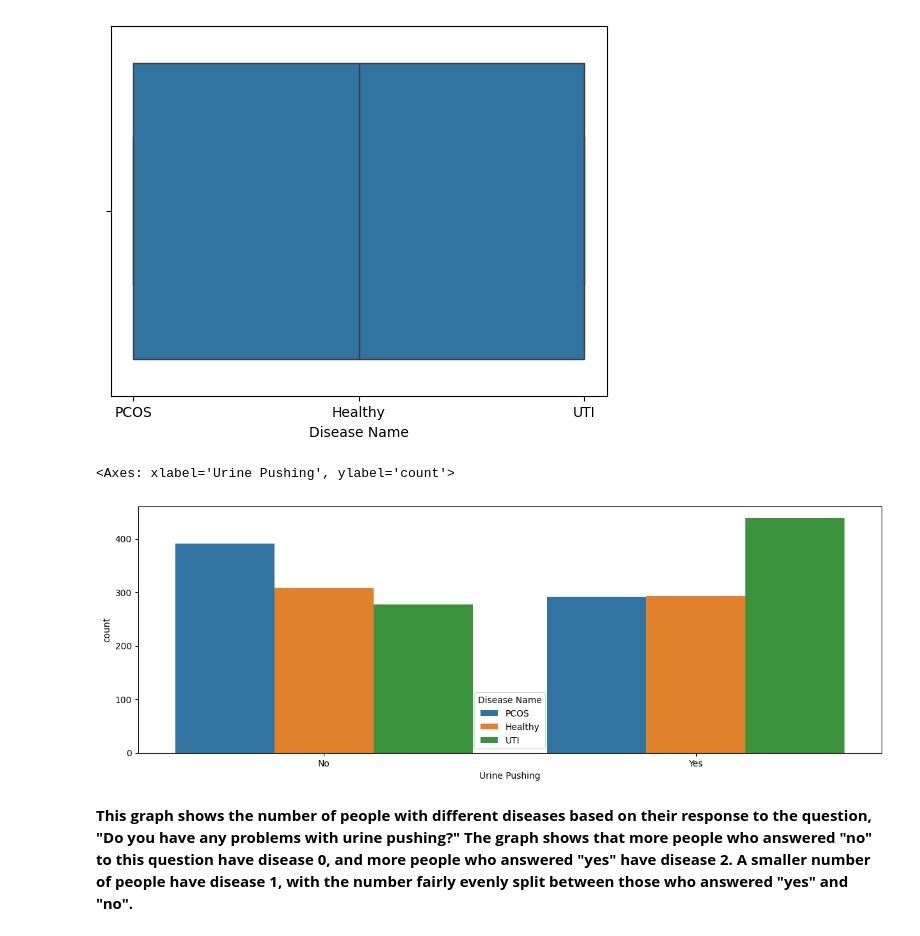
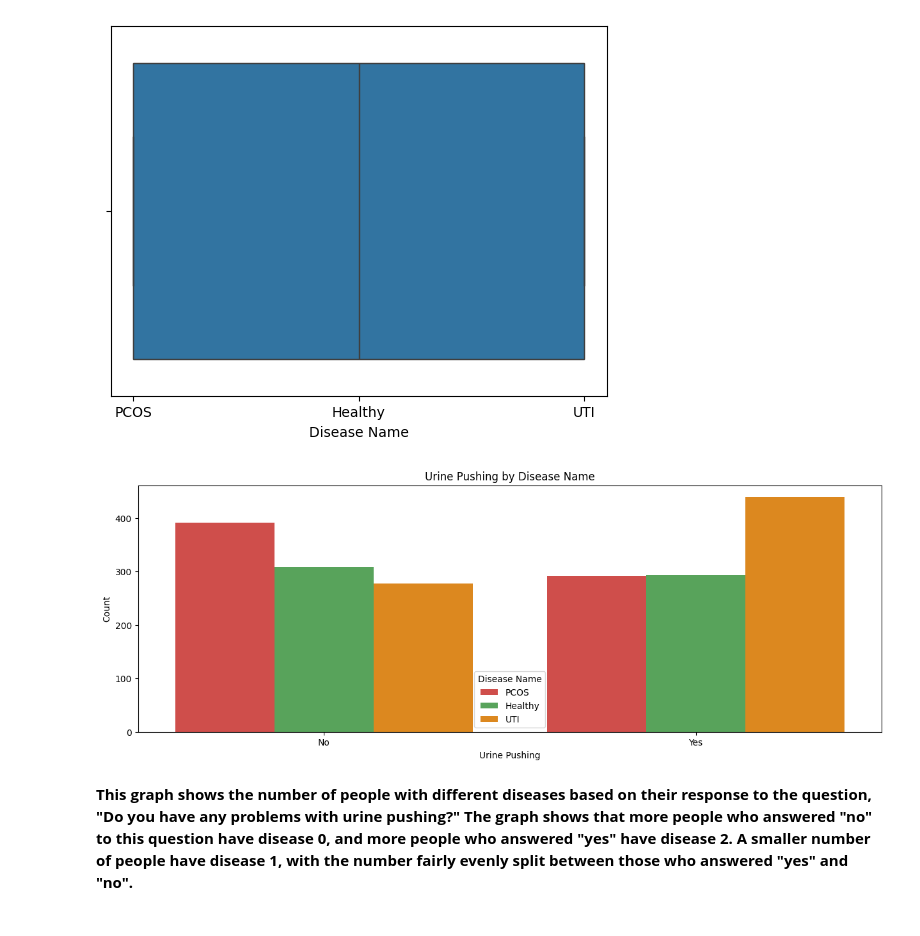
Before and after one commit to gemkhem/AI-Based-Gynecological-Disease-Diagnosis-System, a Jupyter notebook: backend/Disease.ipynb, the cells around one changed output. Cells and saved outputs as stored; diff of their text form; code cells hidden in the pictures.

```diff
--- a/backend/Disease.ipynb
+++ b/backend/Disease.ipynb
@@ -394,12 +471,30 @@ sns.boxplot(x=df['Disease Name'])
 <Axes: xlabel='Disease Name'>
 [figure]
 # %%
-# plot the comparison plot for Urine Pushing the column and age
-plt.figure(figsize=(15,5))
-sns.countplot(x='Urine Pushing',hue='Disease Name',data=df)
+# Custom colors for each disease
+custom_colors = {
+    'Healthy': '#4CAF50',   # Green
+    'PCOS': '#E53935',      # Red
+    'UTI': '#FB8C00'        # Orange
+}
+
+# Plot comparison of Urine Pushing by Disease Name
+plt.figure(figsize=(15, 5))
+
+sns.countplot(
+    x='Urine Pushing',
+    hue='Disease Name',
+    data=df,
+    palette=custom_colors
+)
+
+plt.title('Urine Pushing by Disease Name')
+plt.xlabel('Urine Pushing')
+plt.ylabel('Count')
+
+plt.show()
 # %% [output]
-<Axes: xlabel='Urine Pushing', ylabel='count'>
-[figure, old version]
+[figure, new version]
 # %% [markdown]
 **This graph shows the number of people with different diseases based on their response to the question, "Do you have any problems with urine pushing?" The graph shows that more people who answered "no" to this question have disease 0, and more people who answered "yes" have disease 2. A smaller number of people have disease 1, with the number fairly evenly split between those who answered "yes" and "no".**
 # %% [markdown]
```
Also changed, not shown: parts of 34 cells of this notebook, 3 other files.
